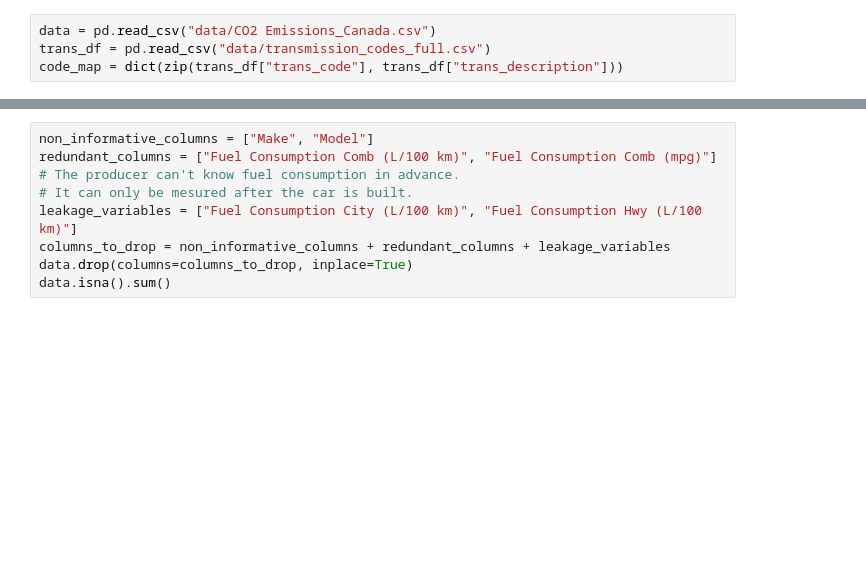
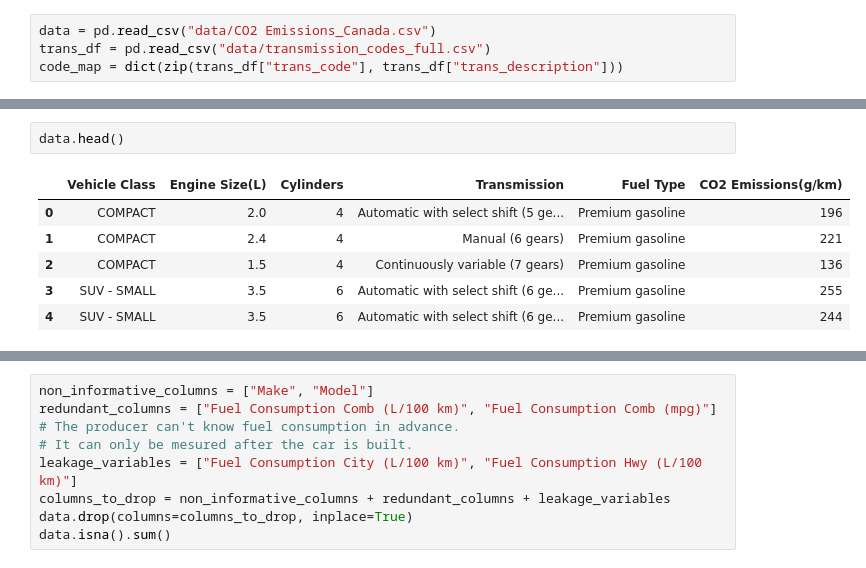
Before and after one commit to Severynson/CO2-Emission-Prediction-Regression, a Jupyter notebook: dataset_analitics.ipynb, the cells around one changed output, grey strips where cells are left out. Saved outputs shown, nothing was run; the diff lists cells and outputs as text; blank space fills up the shorter version.

```diff
--- a/dataset_analitics.ipynb
+++ b/dataset_analitics.ipynb
@@ -31 +44,10 @@ dtype: object
+# %%
+data.head()
+# %% [output]
+|  | Vehicle Class | Engine Size(L) | Cylinders | Transmission | Fuel Type | CO2 Emissions(g/km) |
+| 0 | COMPACT | 2.0 | 4 | Automatic with select shift (5 ge... | Premium gasoline | 196 |
+| 1 | COMPACT | 2.4 | 4 | Manual (6 gears) | Premium gasoline | 221 |
+| 2 | COMPACT | 1.5 | 4 | Continuously variable (7 gears) | Premium gasoline | 136 |
+| 3 | SUV - SMALL | 3.5 | 6 | Automatic with select shift (6 ge... | Premium gasoline | 255 |
+| 4 | SUV - SMALL | 3.5 | 6 | Automatic with select shift (6 ge... | Premium gasoline | 244 |
 # %% [markdown]
```
Also changed, not shown: parts of 33 cells of this notebook, 1 other file.
